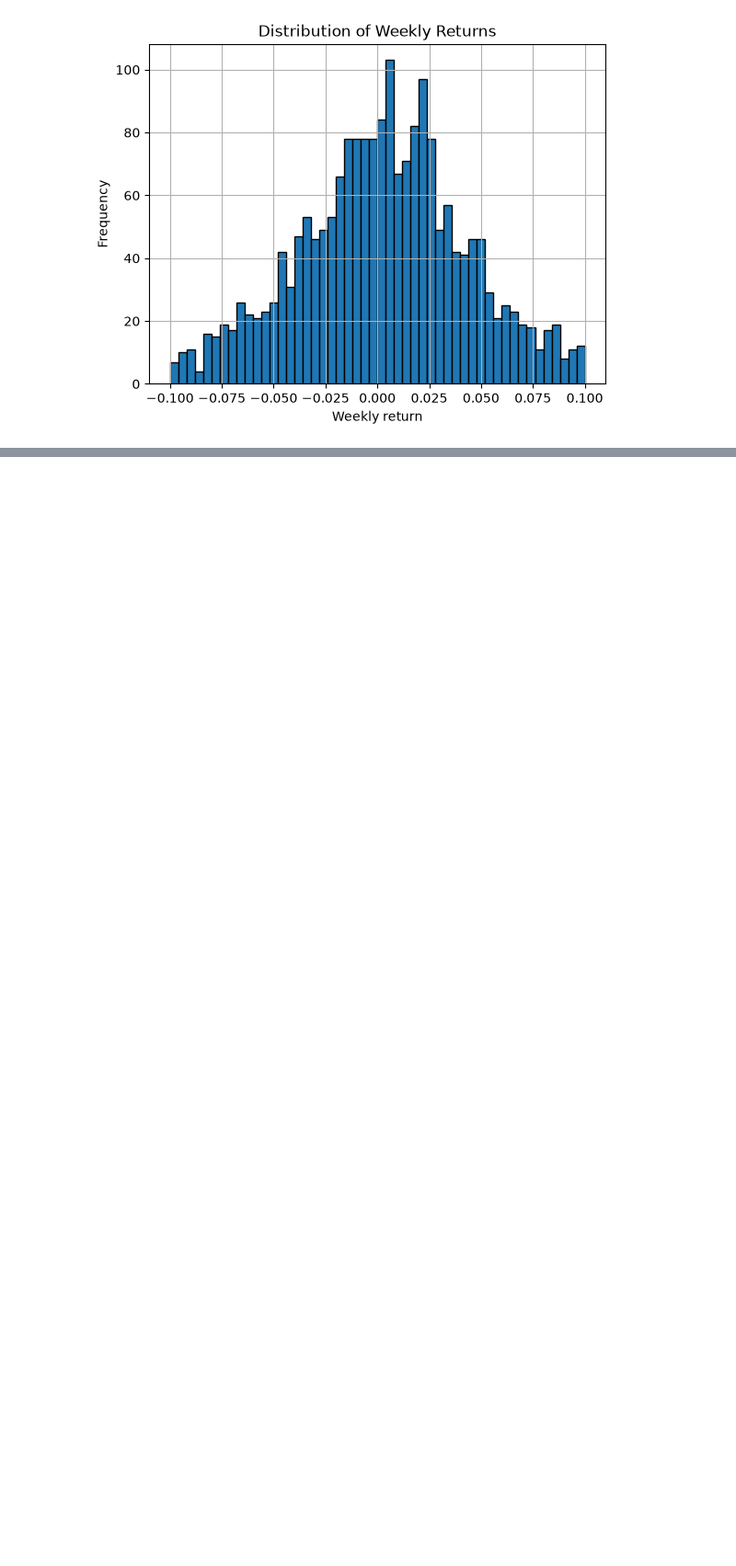
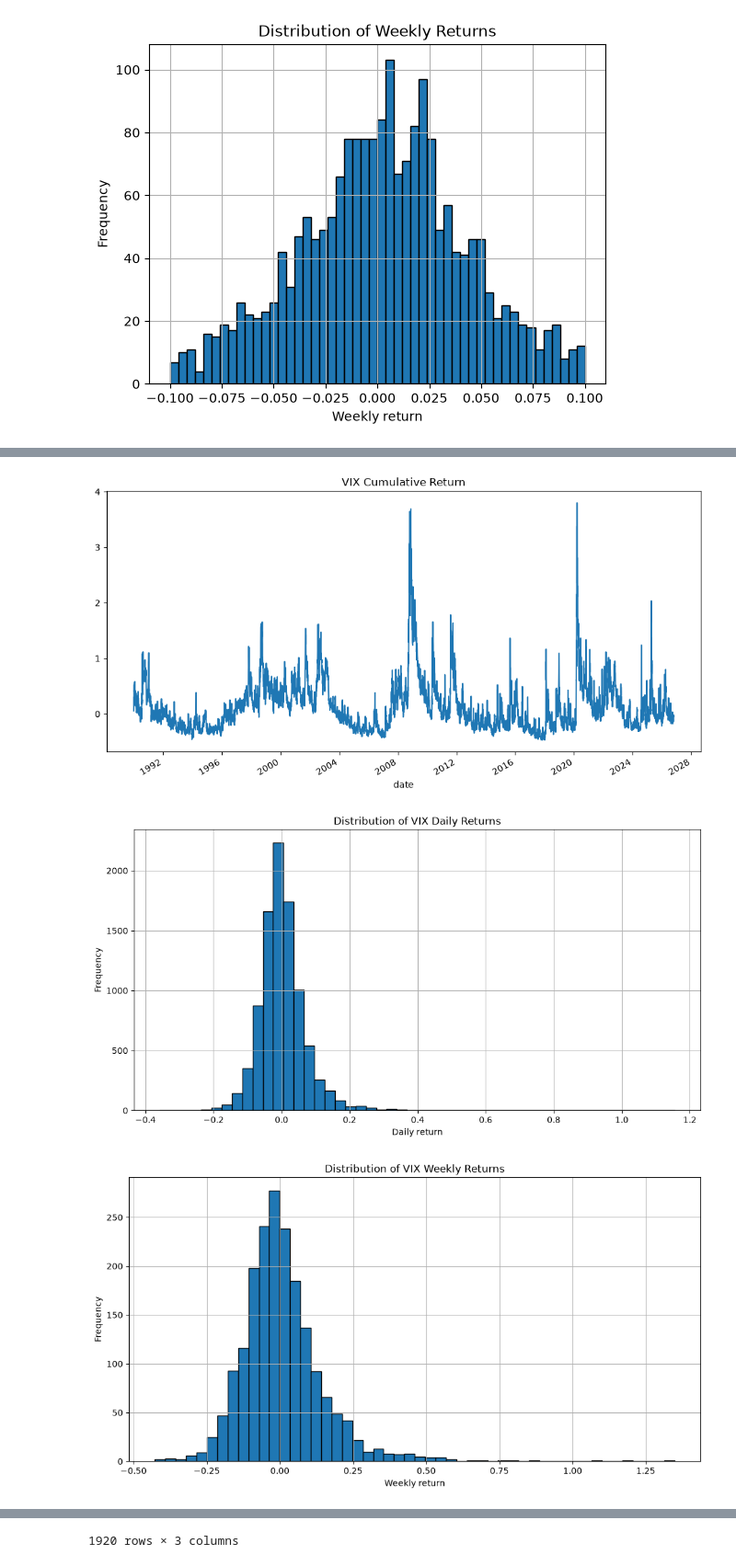
Before and after one commit to DylanSChen/Oil-Market-Explorer, a Jupyter notebook: Data/data_build_1.ipynb, the cells around one changed output, grey strips where cells are left out. Shown at 92% size. Cells and saved outputs as stored; diff of their text form; code cells hidden in the pictures; blank space fills up the shorter version.

```diff
--- a/Data/data_build_1.ipynb
+++ b/Data/data_build_1.ipynb
@@ -94,10 +196,6 @@ plt.show()
 # %%
-# Download and save the daily VIX close series from FRED
-vix_url = "https://fred.stlouisfed.org/graph/fredgraph.csv?id=VIXCLS"
-vix_raw = pd.read_csv(vix_url)
-vix_raw.to_csv("VIXCLS.csv", index=False)
+vix_raw = pd.read_csv("VIXCLS.csv")
 
-# Clean dates and index values; FRED uses "." for missing observations
 vix = vix_raw.rename(columns={"observation_date": "date", "VIXCLS": "vix_index"})
 vix["date"] = pd.to_datetime(vix["date"], errors="coerce")
 vix["vix_index"] = pd.to_numeric(vix["vix_index"], errors="coerce")
@@ -107,31 +205,34 @@ vix = (
        .sort_values("date")
        .set_index("date")
 )
 
 # Daily returns and cumulative returns
 vix["daily return"] = vix["vix_index"].pct_change(fill_method=None)
 vix["cumulative return"] = (1 + vix["daily return"]).cumprod() - 1
 
 vix["cumulative return"].plot(title="VIX Cumulative Return", figsize=(12, 6))
 plt.show()
 
 vix["daily return"].dropna().hist(bins=50, edgecolor="black", figsize=(12, 6))
 plt.xlabel("Daily return")
 plt.ylabel("Frequency")
 plt.title("Distribution of VIX Daily Returns")
 plt.show()
 
-# Last available VIX value in each week ending Friday
 vix_weekly = vix[["vix_index"]].resample("W-FRI").last().dropna()
 vix_weekly["weekly return"] = vix_weekly["vix_index"].pct_change(fill_method=None)
 vix_weekly["cumulative return"] = (1 + vix_weekly["weekly return"]).cumprod() - 1
 if not vix_weekly.empty:
     vix_weekly.iloc[0, vix_weekly.columns.get_loc("cumulative return")] = 0
 
 vix_weekly["weekly return"].dropna().hist(bins=50, edgecolor="black", figsize=(12, 6))
 plt.xlabel("Weekly return")
 plt.ylabel("Frequency")
 plt.title("Distribution of VIX Weekly Returns")
 plt.show()
 
 vix_weekly
+# %% [output]
+[figure, added]
+[figure, added]
+[figure, added]
@@ -137,0 +252 @@ vix_weekly
+1920 rows × 3 columns
```
Also changed, not shown: parts of 19 cells of this notebook, 1 other file.
